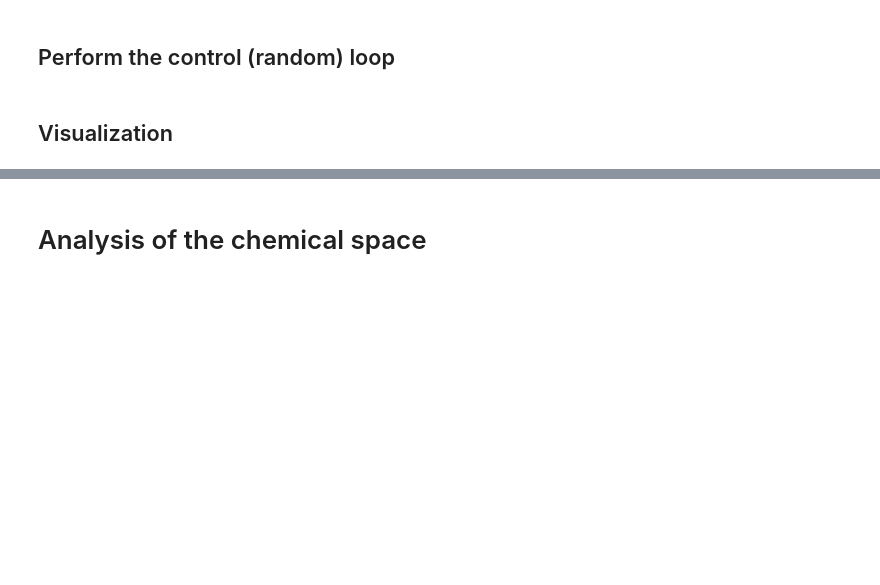
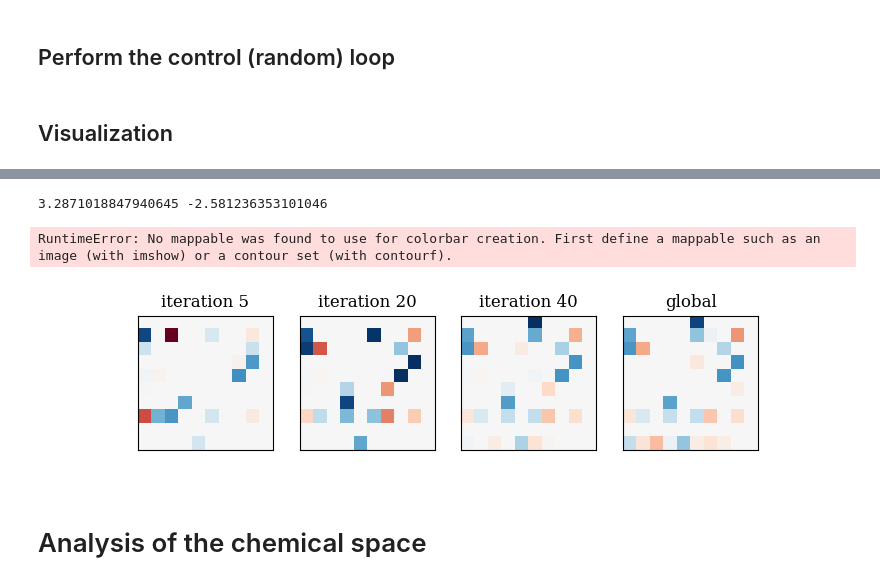
Before and after one commit to zachfox/causal-active-learning, a Jupyter notebook: notebooks/demo_active_learning.ipynb, the cells around one changed output, grey strips where cells are left out. Drawn from its saved outputs; the diff is of its cells as text; code cells hidden in the pictures; blank space fills up the shorter version.

```diff
--- a/notebooks/demo_active_learning.ipynb
+++ b/notebooks/demo_active_learning.ipynb
@@ -187,3 +229,11 @@ f.tight_layout()
+# %%
+reload(mu)
+mu.plot_iterative_adjs(adjs_active, global_adj, labels=df_now.columns.to_list())
+mu.plot_subset_choices(subsets_active)
+# %% [output]
+3.2871018847940645 -2.581236353101046
+RuntimeError: No mappable was found to use for colorbar creation. First define a mappable such as an image (with imshow) or a contour set (with contourf).
+[figure, added]
 # %% [markdown]
 # Analysis of the chemical space
 # %%
```
Also changed, not shown: parts of 10 cells of this notebook, 7 other files.
